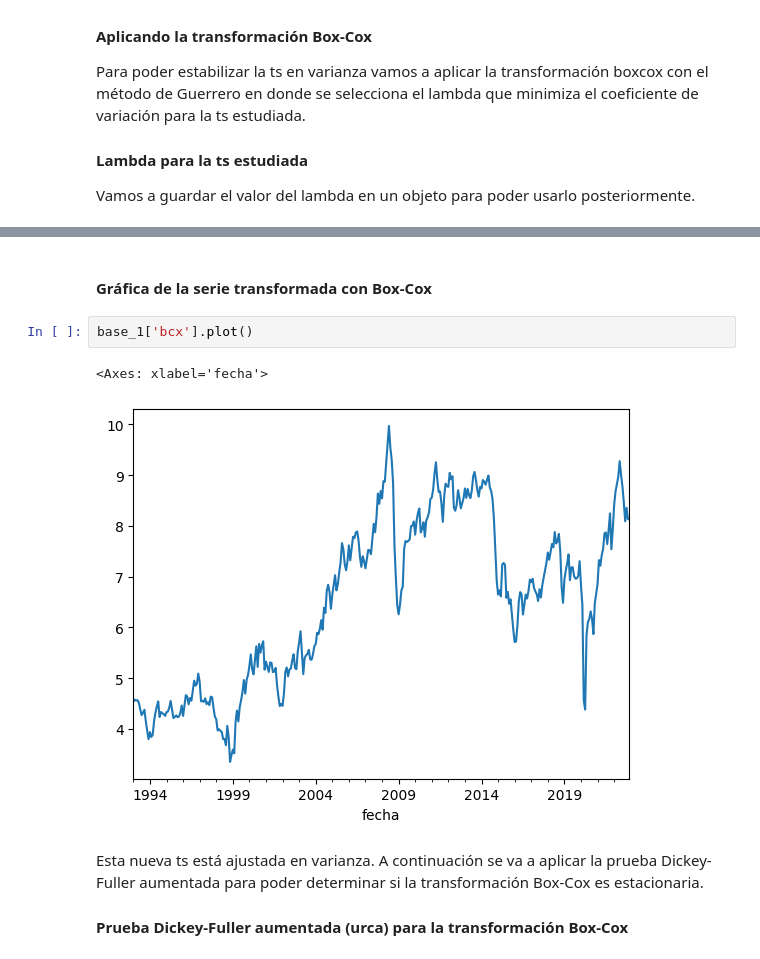
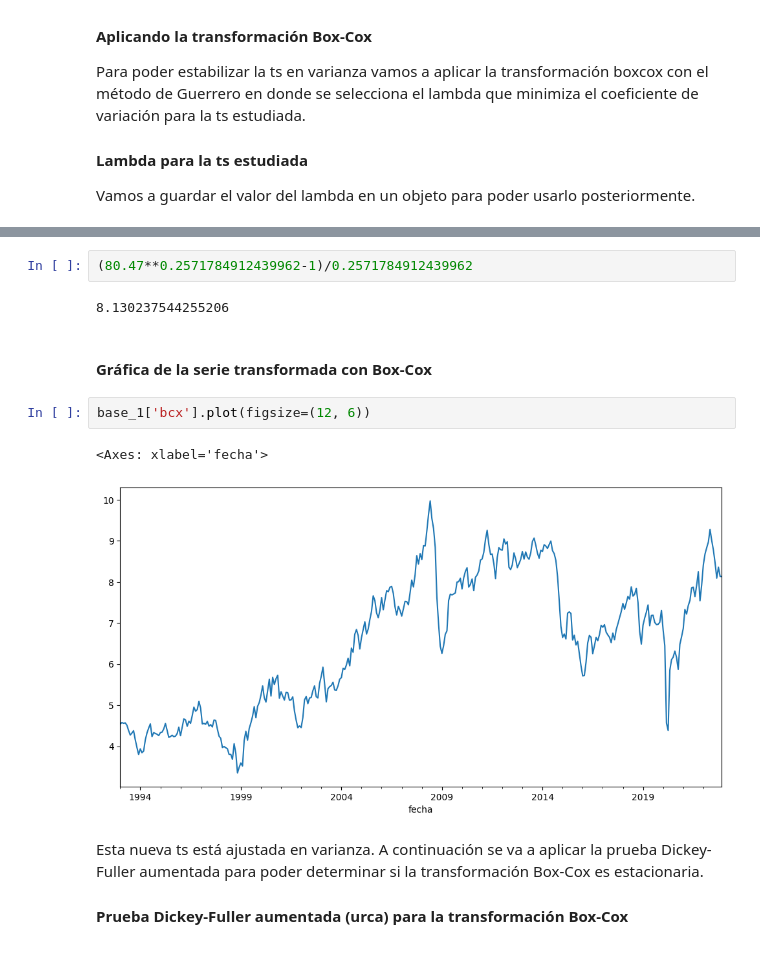
Before and after one commit to jazaineam1/Diplomado_ucentral_ME, a Jupyter notebook: Cuadernos/Arima_aplicacion.ipynb, the cells around one changed output, grey strips where cells are left out. Cells and saved outputs as stored; diff of their text form.

```diff
--- a/Cuadernos/Arima_aplicacion.ipynb
+++ b/Cuadernos/Arima_aplicacion.ipynb
@@ -147,10 +157,14 @@ base_1.head()
+# %%
+(80.47**0.2571784912439962-1)/0.2571784912439962
+# %% [output]
+8.130237544255206
 # %% [markdown]
 #### Gráfica de la serie transformada con Box-Cox
 # %%
-base_1['bcx'].plot()
+base_1['bcx'].plot(figsize=(12, 6))
 # %% [output]
 <Axes: xlabel='fecha'>
-[figure, old version]
+[figure, new version]
 # %% [markdown]
 
 Esta nueva ts está ajustada en varianza. A continuación se va a aplicar la prueba Dickey-Fuller aumentada para poder determinar si la transformación Box-Cox es estacionaria.
```
Also changed, not shown: parts of 12 cells of this notebook.
